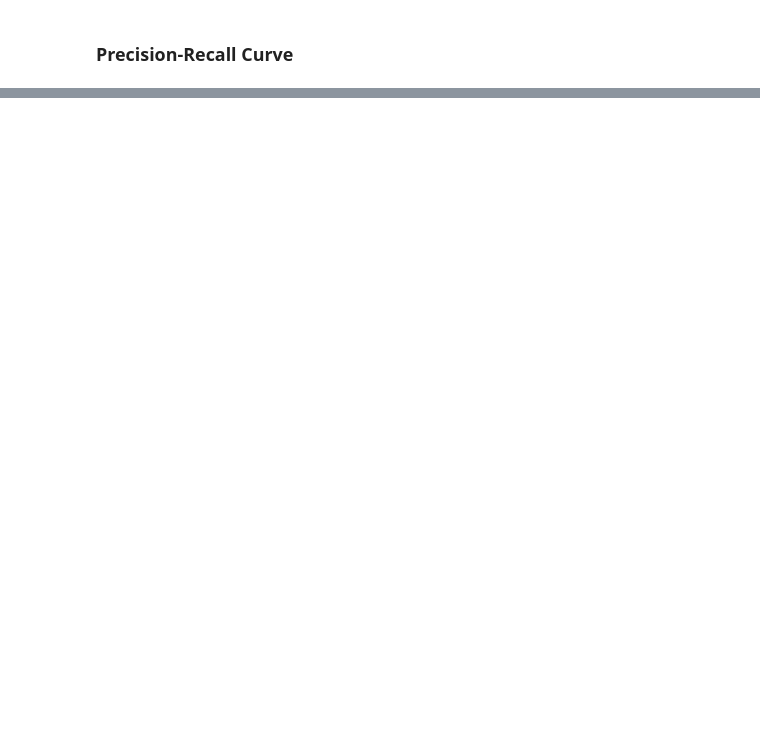
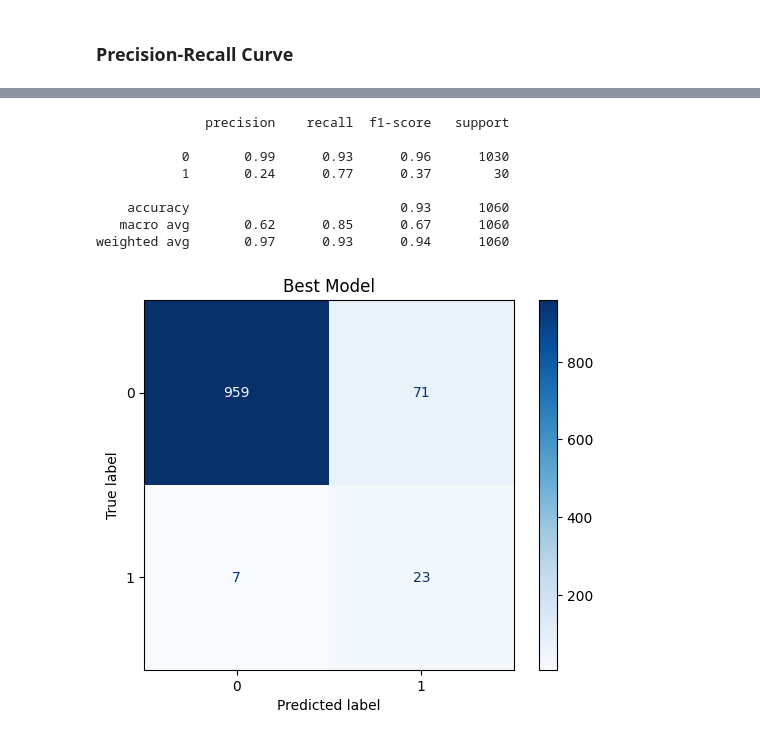
Before and after one commit to haroldeustaquio/Machine-Learning, a Jupyter notebook: Logistic-Regression/Heart-Disease-Prediction/testing.ipynb, the cells around one changed output, grey strips where cells are left out. Drawn from its saved outputs; the diff is of its cells as text; code cells hidden in the pictures; blank space fills up the shorter version.

```diff
--- a/Logistic-Regression/Heart-Disease-Prediction/testing.ipynb
+++ b/Logistic-Regression/Heart-Disease-Prediction/testing.ipynb
@@ -277,0 +348,19 @@ plt.show()
+# %%
+print(classification_report(y_test_iter,predictions_1_iter))
+
+cm = confusion_matrix(y_test_iter,predictions_1_iter)
+
+disp = ConfusionMatrixDisplay(cm, display_labels=np.unique(y_test_iter))
+disp.plot(cmap='Blues')
+plt.title('Best Model')
+plt.show()
+# %% [output]
+              precision    recall  f1-score   support
+
+           0       0.99      0.93      0.96      1030
+           1       0.24      0.77      0.37        30
+
+    accuracy                           0.93      1060
+   macro avg       0.62      0.85      0.67      1060
+weighted avg       0.97      0.93      0.94      1060
+[figure, added]
```
Also changed, not shown: parts of 17 cells of this notebook.
